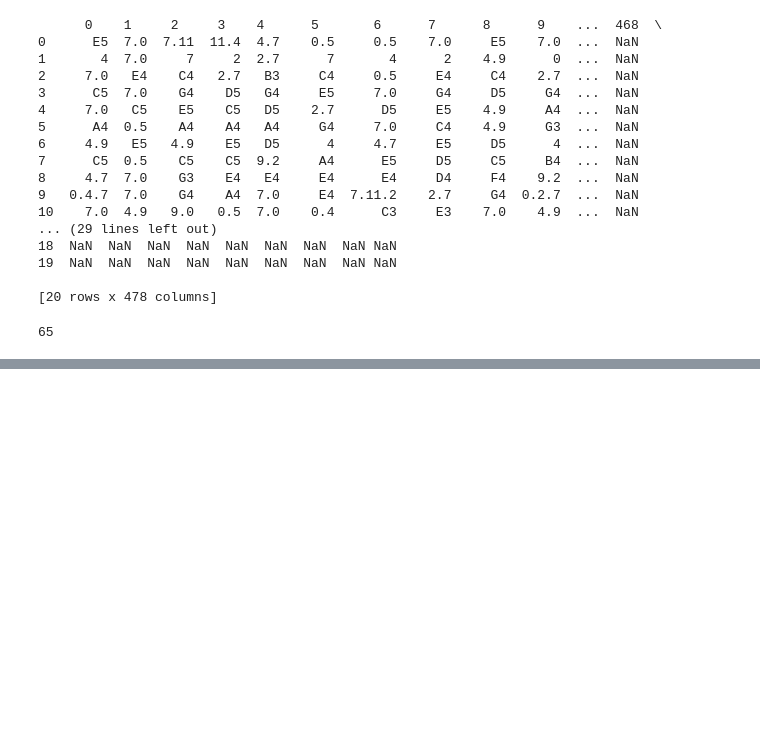
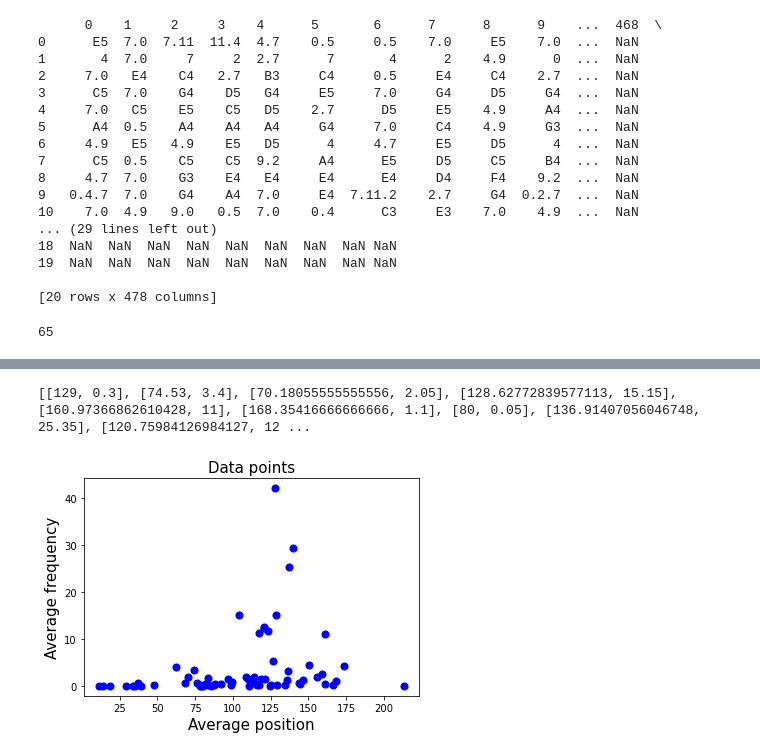
Before and after one commit to SayarGitHub/Markov-Chain, a Jupyter notebook: markov_music.ipynb, the cells around one changed output, grey strips where cells are left out. Drawn from its saved outputs; the diff is of its cells as text; code cells hidden in the pictures; blank space fills up the shorter version.

```diff
--- a/markov_music.ipynb
+++ b/markov_music.ipynb
@@ -288,0 +297,27 @@ plt.show()
+# %%
+X=[]
+for l in unique_list:
+    freq = []
+    avg_pos = []
+    for i in range(len(df)):
+        song = clean(df.iloc[i].to_list())
+        freq.append(song.count(l))
+        indices = [j for j, x in enumerate(song) if x == l]
+        if len(indices) != 0:
+            avg_pos.append(mean(indices))
+    X.append([mean(avg_pos),mean(freq)])
+print(X)
+# %% [output]
+[[129, 0.3], [74.53, 3.4], [70.18055555555556, 2.05], [128.62772839577113, 15.15], [160.97366862610428, 11], [168.35416666666666, 1.1], [80, 0.05], [136.91407056046748, 25.35], [120.75984126984127, 12 ...
+# %%
+X = np.array(X)
+plt.scatter(X[:, 0],X[:, 1], s=50, color ="b")
+plt.xlabel("Average position", fontsize=15)
+plt.ylabel("Average frequency", fontsize=15)
+plt.title("Data points", fontsize=15)
+plt.xticks(fontsize=10)
+plt.yticks(fontsize=10)
+plt.savefig("Unclustered.png", dpi=600)
+plt.show()
+# %% [output]
+[figure, added]
```
Also changed, not shown: parts of 14 cells of this notebook, 6 other files.
